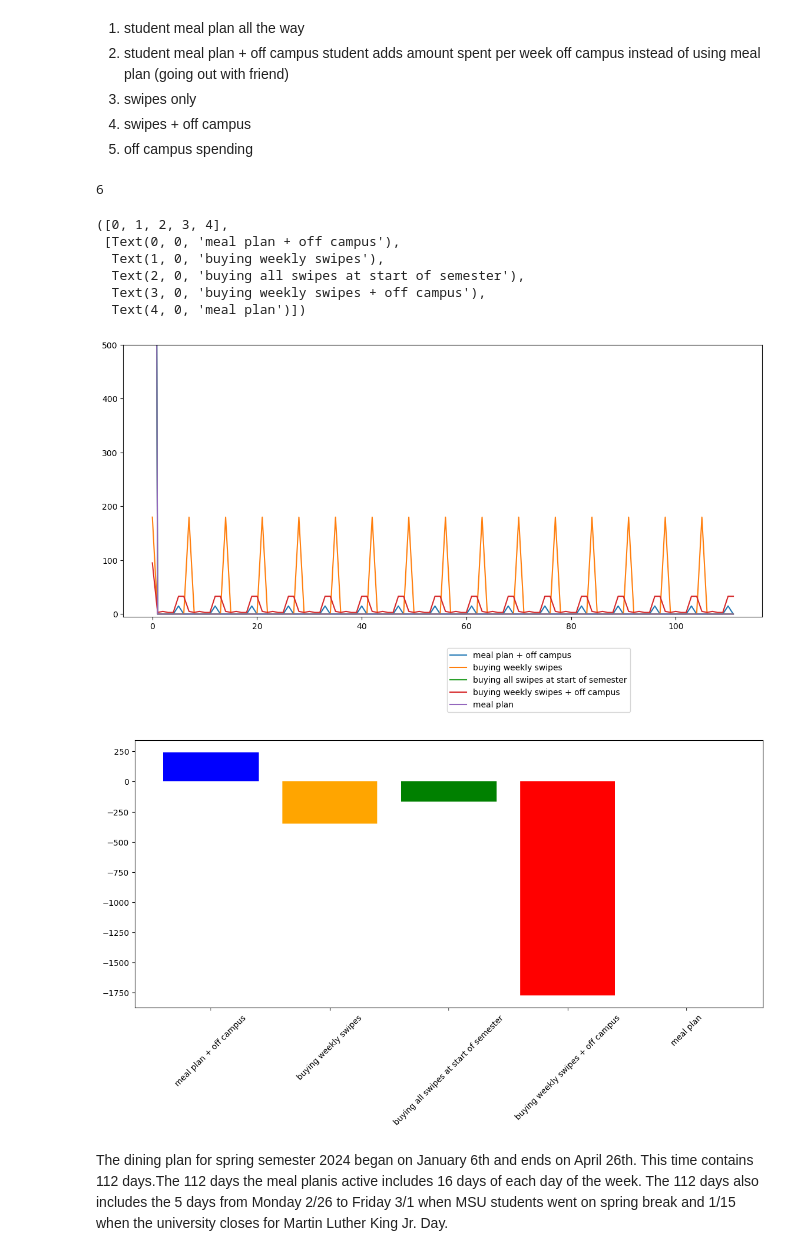
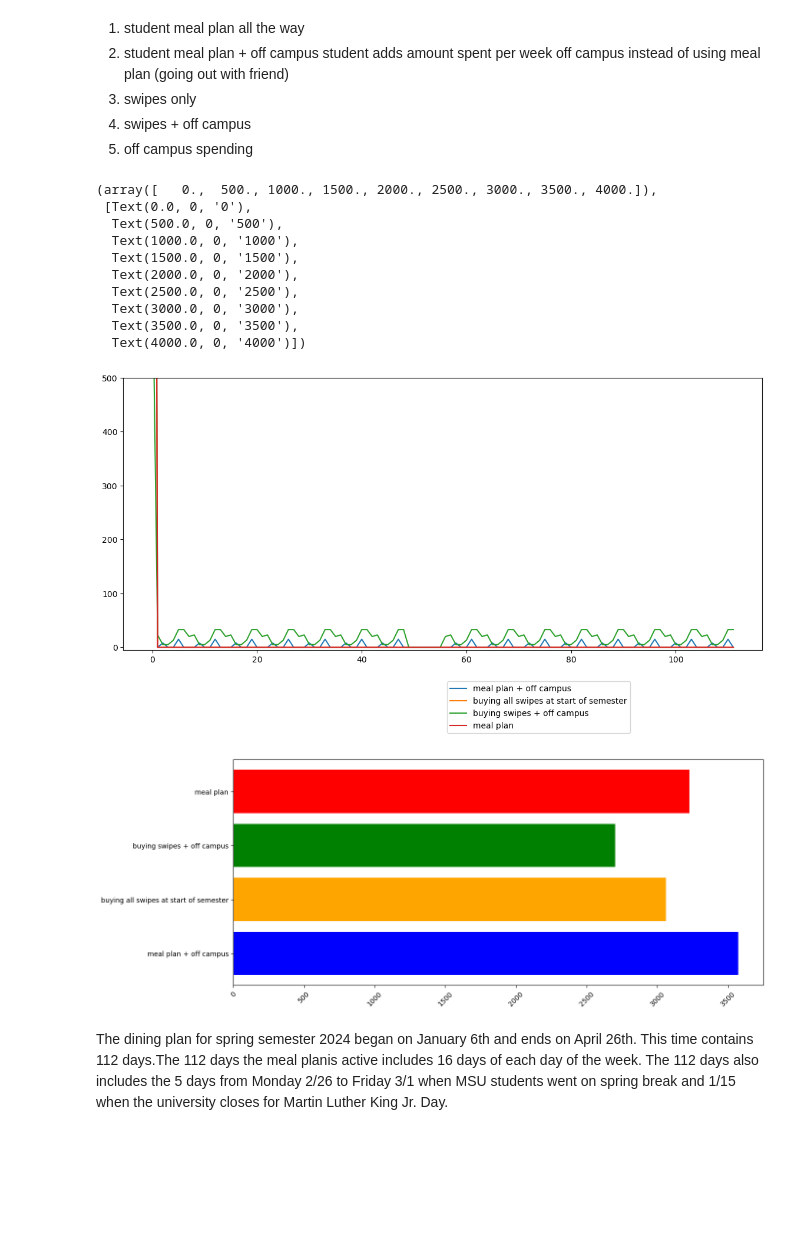
Before and after one commit to hottonky/msu_meal_plan_analysis, a Jupyter notebook: file.ipynb, the cells around one changed output. Drawn from its saved outputs; the diff is of its cells as text; code cells hidden in the pictures; blank space fills up the shorter version.

```diff
--- a/file.ipynb
+++ b/file.ipynb
@@ -18,26 +18,25 @@ day_of_week = 16
 # how much would you spend per day outside of the meal plan pn average?
 meal_plan_mon = 0
 meal_plan_tues = 0
-meal_plan_wed = 0
+meal_plan_wed = 8
 meal_plan_thur = 0
 meal_plan_fri = 0
 meal_plan_sat = 15
 meal_plan_sun = 0
 
 # how may swipes would you need for the full semester?
-swipes_only = 336
+swipes_only = 3*112
 
 # how many swipes would you need if you also spent money off campus every
-swipes_plus_off_campus = 7*3-7-2*3-2
-swipes_mon = 5
-swipes_tues = 3
+swipes_plus_off_campus = 5*16
+swipes_mon = 20
+swipes_tues = 23
 swipes_wed = 5
-swipes_thur = 3
-swipes_fri = 3
-swipes_sat = 33
-swipes_sun = 33
+swipes_thur = 5
+swipes_fri = 13
+swipes_sat =  33
+swipes_sun =  33
+
+# do you leave for spring break?
+leave = True
-# %%
-336%10
-# %% [output]
-6
 # %%
@@ -73,19 +108,23 @@ df = pd.DataFrame(data)
 # %%
 df.plot(figsize=(14,6))
 plt.ylim(-5,500)
 plt.legend(loc='upper left', bbox_to_anchor=(0.5, -.1))
 plt.figure(figsize=(14, 6))
-plt.bar(df.columns, df.sum()-meal_plan_cost, color=['blue', 'orange', 'g', 'r', "purple"])
+plt.barh(df.columns, df.sum(), color=['blue', 'orange', 'g', 'r', "purple"])
 plt.xticks(rotation=45)
 # %% [output]
-([0, 1, 2, 3, 4],
- [Text(0, 0, 'meal plan + off campus'),
-  Text(1, 0, 'buying weekly swipes'),
-  Text(2, 0, 'buying all swipes at start of semester'),
-  Text(3, 0, 'buying weekly swipes + off campus'),
-  Text(4, 0, 'meal plan')])
+(array([   0.,  500., 1000., 1500., 2000., 2500., 3000., 3500., 4000.]),
+ [Text(0.0, 0, '0'),
+  Text(500.0, 0, '500'),
+  Text(1000.0, 0, '1000'),
+  Text(1500.0, 0, '1500'),
+  Text(2000.0, 0, '2000'),
+  Text(2500.0, 0, '2500'),
+  Text(3000.0, 0, '3000'),
+  Text(3500.0, 0, '3500'),
+  Text(4000.0, 0, '4000')])
-[figure, old version]
+[figure, new version]
-[figure, old version]
+[figure, new version]
 # %% [markdown]
 The dining plan for spring semester 2024 began on January 6th and ends on April 26th. This time contains 112 days.The 112 days the meal planis active includes 16 days of each day of the week. The 112 days also includes the 5 days from Monday 2/26 to Friday 3/1 when MSU students went on spring break and 1/15 when the university closes for Martin Luther King Jr. Day.
 # %% [markdown]
```
Also changed, not shown: parts of 1 cell of this notebook.
